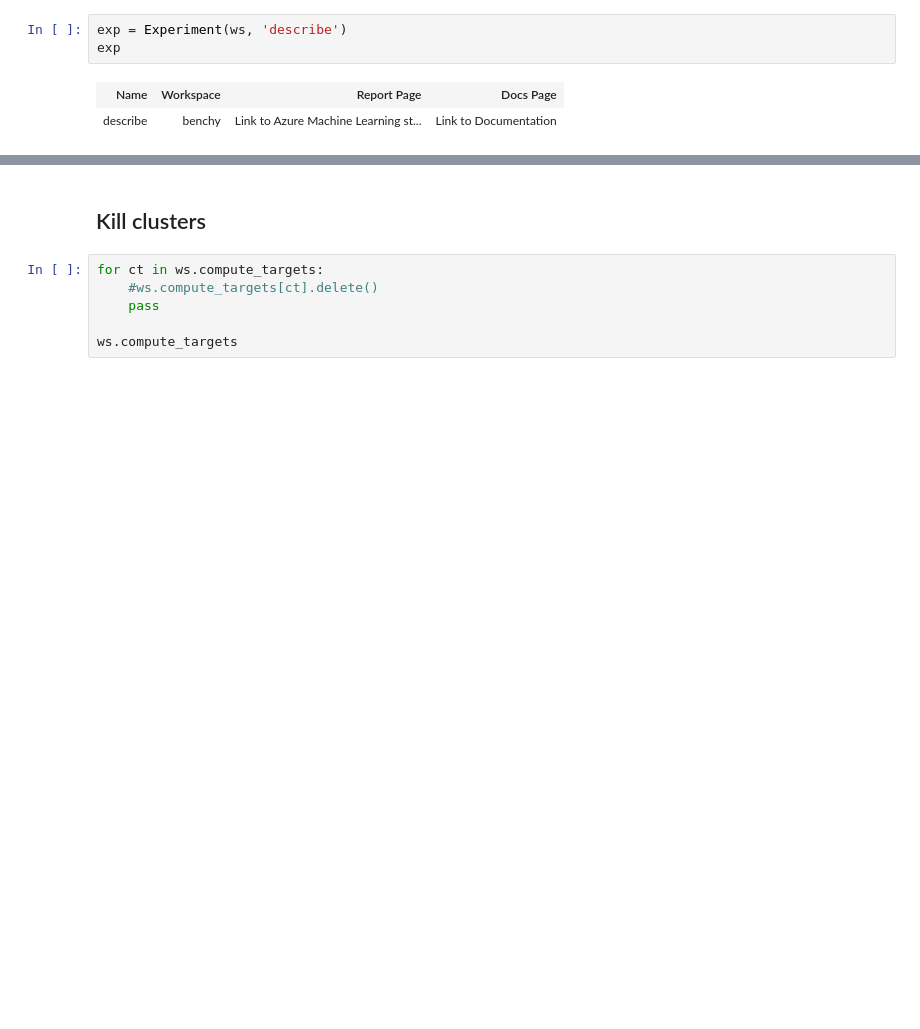
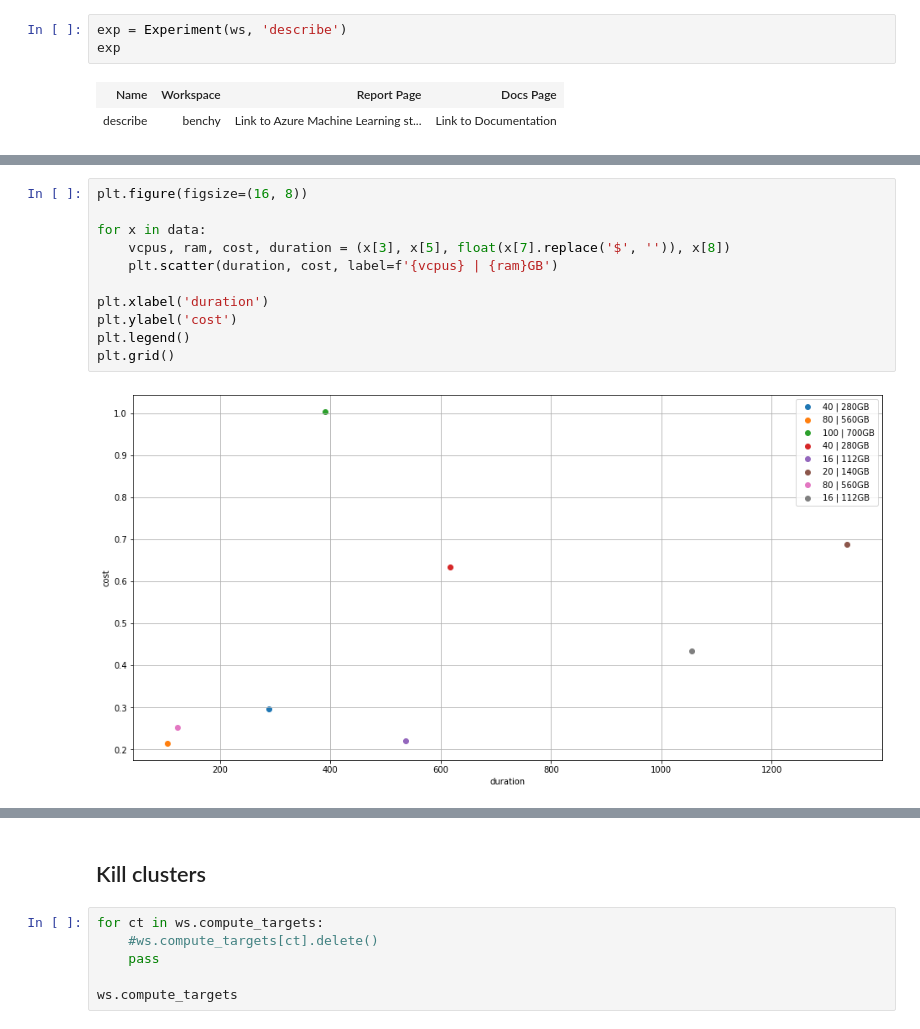
Before and after one commit to lostmygithubaccount/benchy, a Jupyter notebook: dask/benchmark.ipynb, the cells around one changed output, grey strips where cells are left out. Cells and saved outputs as stored; diff of their text form; blank space fills up the shorter version.

```diff
--- a/dask/benchmark.ipynb
+++ b/dask/benchmark.ipynb
@@ -197,0 +265,13 @@ run.get_metrics()
+# %%
+plt.figure(figsize=(16, 8))
+
+for x in data:
+    vcpus, ram, cost, duration = (x[3], x[5], float(x[7].replace('$', '')), x[8])
+    plt.scatter(duration, cost, label=f'{vcpus} | {ram}GB')
+
+plt.xlabel('duration')
+plt.ylabel('cost')
+plt.legend()
+plt.grid()
+# %% [output]
+[figure, added]
```
Also changed, not shown: parts of 12 cells of this notebook.
